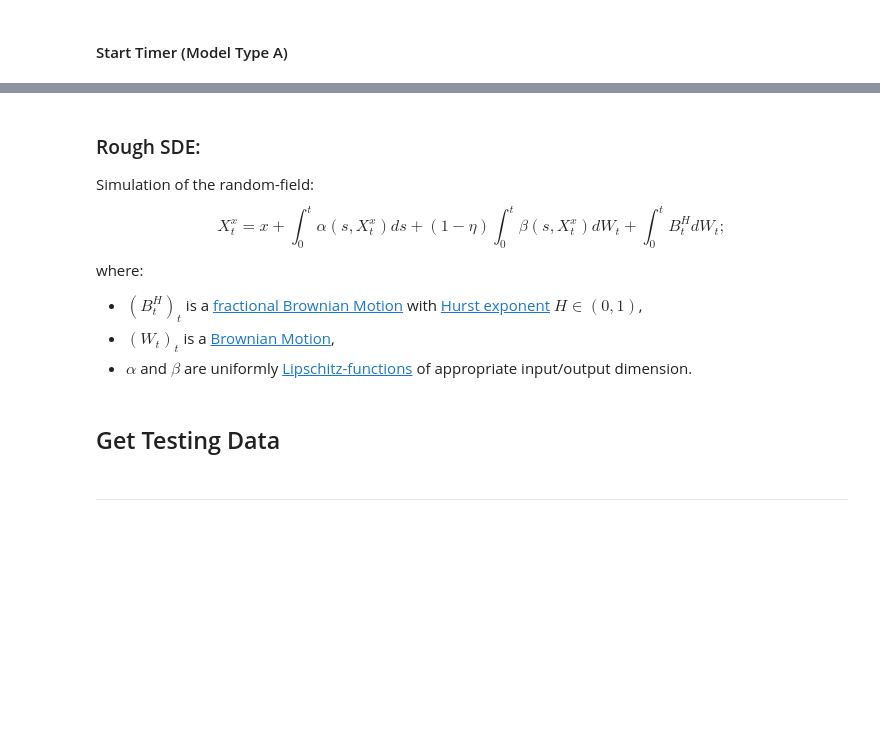
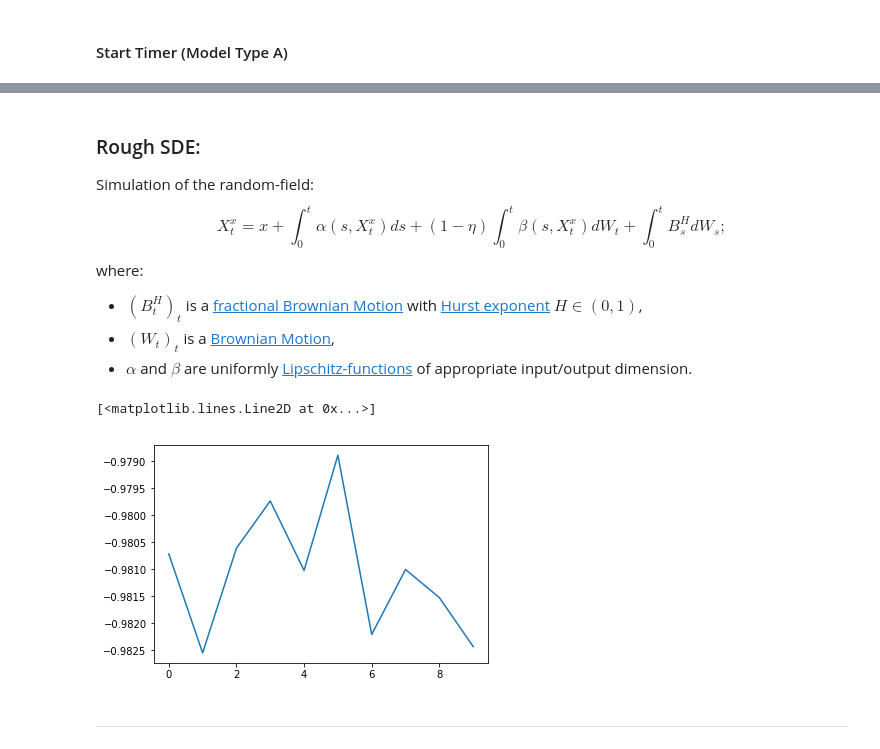
Before and after one commit to AnastasisKratsios/UniversalProcesses, a Jupyter notebook: Universal_Processes_Trainer_BACKEND_Simulation_Based_Method.ipynb, the cells around one changed output, grey strips where cells are left out. Saved outputs shown, nothing was run; the diff lists cells and outputs as text; code cells hidden in the pictures; blank space fills up the shorter version.

Commit message:
SDE simulator working swell see, yaaa

```diff
--- a/Universal_Processes_Trainer_BACKEND_Simulation_Based_Method.ipynb
+++ b/Universal_Processes_Trainer_BACKEND_Simulation_Based_Method.ipynb
@@ -69,9 +69,9 @@ groud_truth = "2lnflow"
 #### Grid Hyperparameter(s)
 # %%
 ## Monte-Carlo
-N_Euler_Maruyama_Steps = 100
-N_Monte_Carlo_Samples = 10**3
-N_Monte_Carlo_Samples_Test = 10**3 # How many MC-samples to draw from test-set?
+N_Euler_Maruyama_Steps = 50
+N_Monte_Carlo_Samples = 10**2
+N_Monte_Carlo_Samples_Test = 10**1 # How many MC-samples to draw from test-set?
 
 # End times for Time-Grid
 T_end = 1
@@ -79,7 +79,7 @@ T_end_test = 1.1
 
 
 ## Grid
-N_Grid_Finess = 100
+N_Grid_Finess = 10
 Max_Grid = 1
 
 #
@@ -267,7 +288,7 @@ for i in range(Grid_Barycenters.shape[0]):
 ### Rough SDE:
 Simulation of the random-field:
 $$
-X_t^x = x + \int_0^t \alpha(s,X_t^x)ds + (1-\eta)\int_0^t \beta(s,X_t^x)dW_t + \int_0^t B_t^H dW_t;
+X_t^x = x + \int_0^t \alpha(s,X_t^x)ds + (1-\eta)\int_0^t \beta(s,X_t^x)dW_t + \int_0^t B_s^H dW_s;
 $$
 where:
  - $(B_t^H)_t$ is a [fractional Brownian Motion](https://arxiv.org/pdf/1406.1956.pdf) with [Hurst exponent](https://en.wikipedia.org/wiki/Hurst_exponent) $H\in (0,1)$,
@@ -275,5 +296,3 @@ where:
  - $\alpha$ and $\beta$ are uniformly [Lipschitz-functions](https://en.wikipedia.org/wiki/Lipschitz_continuity) of appropriate input/output dimension.
 # %%
 %run Simulator.ipynb
-# %% [markdown]
-## Get Testing Data
@@ -298,3 +299,12 @@ if groud_truth == "2lnflow":
+# %%
+center_current, trash, Positions, cut_frequency = Euler_Maruyama_simulator(Grid_Barycenters,N_Monte_Carlo_Samples)
+# %%
+# cut_frequency
+# plt.plot(center_current[0])
+plt.plot(center_current[1])
+# %% [output]
+[<matplotlib.lines.Line2D at 0x...>]
+[figure, added]
 # %% [markdown]
 ---
 # %%
```
Also changed, not shown: parts of 4 cells of this notebook.
